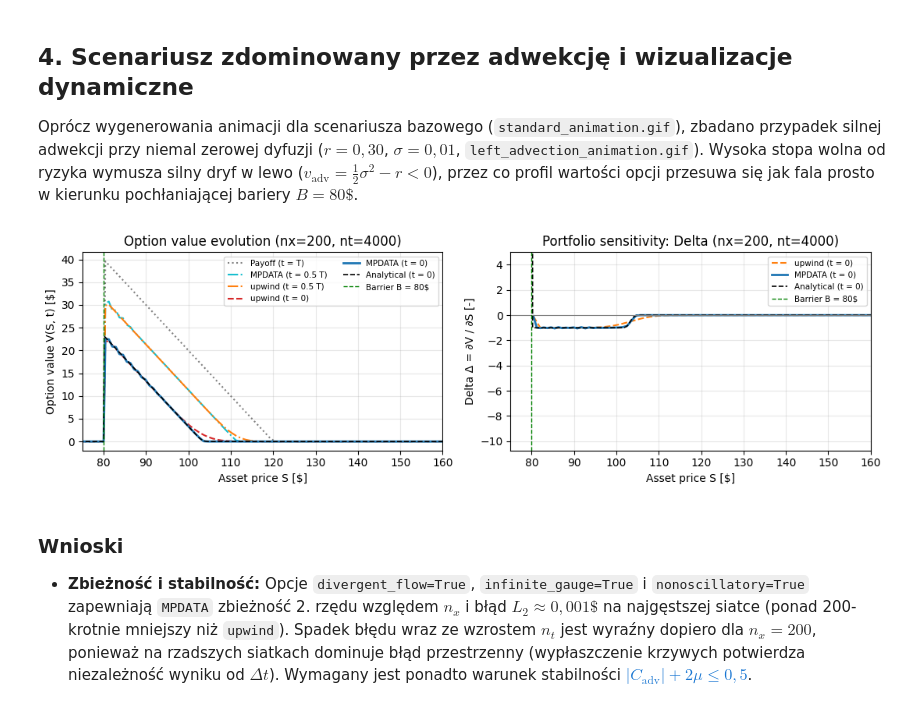
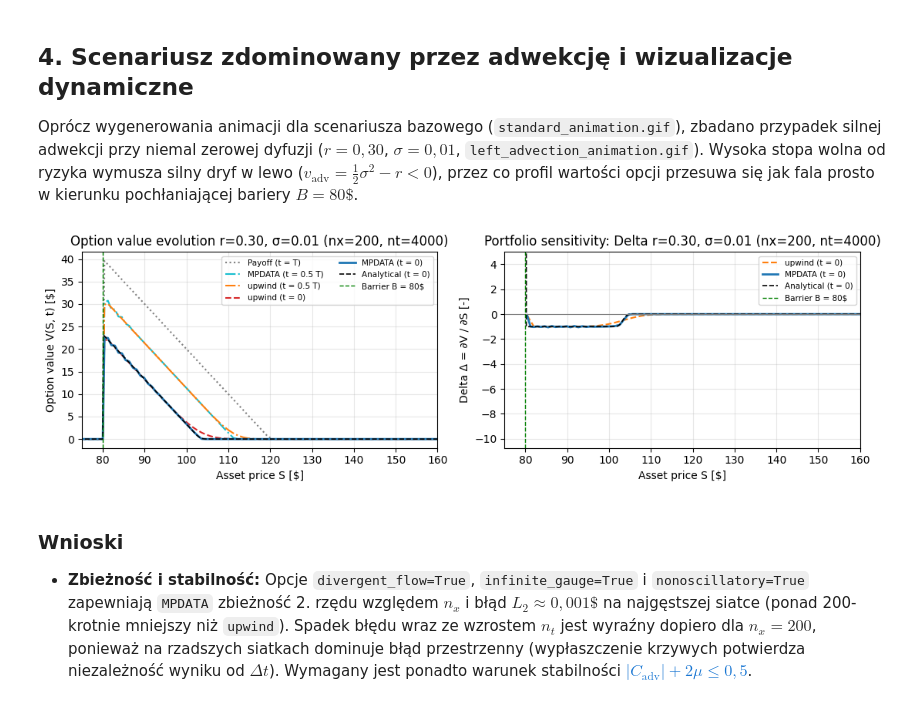
Before and after one commit to Czokotupka96/Down-and-out-option-pricing, a Jupyter notebook: Down_and_out_option.ipynb, the cells around one changed output. Drawn from its saved outputs; the diff is of its cells as text; code cells hidden in the pictures.

```diff
--- a/Down_and_out_option.ipynb
+++ b/Down_and_out_option.ipynb
@@ -43,7 +45,7 @@ class DownAndOutPutIntegrator:
         options = options or Options(nonoscillatory=True, infinite_gauge=True, non_zero_mu_coeff=True, divergent_flow=True)
 
         assert options.non_zero_mu_coeff, "non_zero_mu_coeff must be True"
-        assert strike_price > 0
+        assert strike_price > barrier_price
         assert barrier_price > 0
         assert risk_free_interest_rate >= 0
         assert volatility >= 0
@@ -76,6 +78,8 @@ class DownAndOutPutIntegrator:
     def __call__(self, *, nt, T, outfreq):
         assert nt % outfreq == 0, "nt must be divisible by outfreq"
 
+        self.nt = nt
+        self.T = T
         dt = T / nt
         c_adv = (0.5 * self.sigma**2 - self.r) * dt / self.dx
         mu = 0.5 * self.sigma**2 * dt / (self.dx**2)
@@ -113,9 +117,12 @@ def AnalyticalDownAndOutPutSolver(*, S, K, B, T, r, sigma):
 def pad_barrier(S_arr, V_arr, barrier, s_min=60.0):
     return np.concatenate(([s_min, barrier], S_arr)), np.concatenate(([0.0, 0.0], V_arr))
 # %%
-def plot_results(*, integ_MPDATA, output_MPDATA, output_upwind, S_fine, analytical_price, analytical_delta, nx, nt, max_Delta=None):
+def plot_results(*, integ_MPDATA, output_MPDATA, output_upwind, S_fine, analytical_price, analytical_delta, max_Delta=None):
     S = integ_MPDATA.S
     barrier = integ_MPDATA.B
+    nx = integ_MPDATA.payout.size
+    nt = integ_MPDATA.nt
+
     S_plot, payoff_plot = pad_barrier(S, output_MPDATA[0], barrier)
     _, mpdata_mid = pad_barrier(S, output_MPDATA[len(output_MPDATA) // 2], barrier)
     _, upwind_mid = pad_barrier(S, output_upwind[len(output_upwind) // 2], barrier)
@@ -143,8 +150,8 @@ def plot_results(*, integ_MPDATA, output_MPDATA, output_upwind, S_fine, analytic
         ax_delta.set_ylim(None, max_Delta)
 
     for ax, ylabel, title in [
-        (ax_price, 'Option value V(S, t) [$]', f'Option value evolution (nx={nx}, nt={nt})'),
-        (ax_delta, 'Delta Δ = ∂V / ∂S [-]', f'Portfolio sensitivity: Delta (nx={nx}, nt={nt})')
+        (ax_price, 'Option value V(S, t) [$]', f'Option value evolution r={integ_MPDATA.r:.2f}, σ={integ_MPDATA.sigma:.2f} (nx={nx}, nt={nt})'),
+        (ax_delta, 'Delta Δ = ∂V / ∂S [-]', f'Portfolio sensitivity: Delta r={integ_MPDATA.r:.2f}, σ={integ_MPDATA.sigma:.2f} (nx={nx}, nt={nt})')
     ]:
         ax.axvline(barrier, color='green', linestyle='--', linewidth=1, label=f'Barrier B = {barrier}$')
         ax.set_xlim(75, 160)
@@ -224,8 +231,9 @@ for i, nx_val in enumerate(nx):
     ax.plot(nt, errors_mpdata[i], f'C{i}o-', label=f'MPDATA nx={nx_val}')
     ax.plot(nt, errors_upwind[i], f'C{i}x--', label=f'upwind nx={nx_val}')
 ax.set_yscale('log')
-ax.set_xlabel('Number of time steps nt')
-ax.set_ylabel('L2 error')
+ax.set_xlabel('Number of time steps $n_t$')
+ax.set_ylabel('$L_2$ error [$]')
+ax.set_xticks(nt)
 ax.set_title('Convergence of $L_2$ error across spatial and temporal grids')
 ax.grid(True, which='both', alpha=0.3)
 ax.legend(bbox_to_anchor=(1.02, 0.5), loc='center left', fontsize=8)
@@ -248,8 +256,10 @@ plot_results(integ_MPDATA=integ_MPDATA, output_MPDATA=output_MPDATA, output_upwi
 # %%
-from matplotlib.animation import FuncAnimation, PillowWriter
+def save_animation(*, name, integ_MPDATA, output_MPDATA, output_upwind, analytical_price, S_fine):
+    barrier_price = integ_MPDATA.B
+    nx = integ_MPDATA.payout.size
+    nt = integ_MPDATA.nt
+    T = integ_MPDATA.T
 
-def save_animation(*, name, integ_MPDATA, output_MPDATA, output_upwind, analytical_price, S_fine, nx, nt, T):
-    barrier_price = integ_MPDATA.B
     dt_frame = T / (len(output_MPDATA) - 1)
     y_max = np.max(output_MPDATA[0]) * 1.1
     S_plot, _ = pad_barrier(integ_MPDATA.S, output_MPDATA[0], barrier_price)
@@ -288,31 +298,32 @@ Oprócz wygenerowania animacji dla scenariusza bazowego (`standard_animation.gif
 # %%
 strike_price = 120
 barrier_price = 80
 volatility = 0.01
 risk_free_interest_rate = 0.30
 T = 0.5
-nx = nx[-1]
-nt = nt[-1]
+nx_max = nx[-1]
+nt_max = nt[-1]
 outfreq = 20
 
 integ_MPDATA, integ_upwind = make_integrators(strike_price=strike_price, barrier_price=barrier_price, volatility=volatility,
-                                             risk_free_interest_rate=risk_free_interest_rate, nx=nx)
+                                             risk_free_interest_rate=risk_free_interest_rate, nx=nx_max)
 
 S_fine = np.linspace(barrier_price, 200.0, 1000)
 analytical_price = AnalyticalDownAndOutPutSolver(S=S_fine, K=strike_price, B=barrier_price, T=T,
                                                  r=risk_free_interest_rate, sigma=volatility)
 analytical_delta = np.gradient(analytical_price, S_fine)
 
-output_MPDATA, output_upwind, _, _ = run_scenario(integ_MPDATA=integ_MPDATA, integ_upwind=integ_upwind,
-                                                  nt=nt, T=T, outfreq=outfreq)
+output_MPDATA, output_upwind, err_mp_adv, err_up_adv = run_scenario(integ_MPDATA=integ_MPDATA, integ_upwind=integ_upwind,
+                                                  nt=nt_max, T=T, outfreq=outfreq)
+assert err_mp_adv < err_up_adv
 
 plot_results(integ_MPDATA=integ_MPDATA, output_MPDATA=output_MPDATA, output_upwind=output_upwind, S_fine=S_fine,
-             analytical_price=analytical_price, analytical_delta=analytical_delta, nx=nx, nt=nt, max_Delta=5)
+             analytical_price=analytical_price, analytical_delta=analytical_delta, max_Delta=5)
 
 save_animation(name="left_advection_animation.gif", integ_MPDATA=integ_MPDATA, output_MPDATA=output_MPDATA,
-               output_upwind=output_upwind, analytical_price=analytical_price, S_fine=S_fine, nx=nx, nt=nt, T=T)
+               output_upwind=output_upwind, analytical_price=analytical_price, S_fine=S_fine)
 # %% [output]
-[figure, old version]
+[figure, new version]
 # %% [markdown]
 ### Wnioski
 - **Zbieżność i stabilność:** Opcje `divergent_flow=True`, `infinite_gauge=True` i `nonoscillatory=True` zapewniają `MPDATA` zbieżność 2. rzędu względem $n_x$ i błąd $L_2 \approx 0{,}001\$$ na najgęstszej siatce (ponad 200-krotnie mniejszy niż `upwind`). Spadek błędu wraz ze wzrostem $n_t$ jest wyraźny dopiero dla $n_x = 200$, ponieważ na rzadszych siatkach dominuje błąd przestrzenny (wypłaszczenie krzywych potwierdza niezależność wyniku od $\Delta t$). Wymagany jest ponadto warunek stabilności [$|C_{\text{adv}}| + 2\mu \le 0{,}5$](https://arxiv.org/html/1607.01751v5).
```
Also changed, not shown: parts of 5 cells of this notebook.
